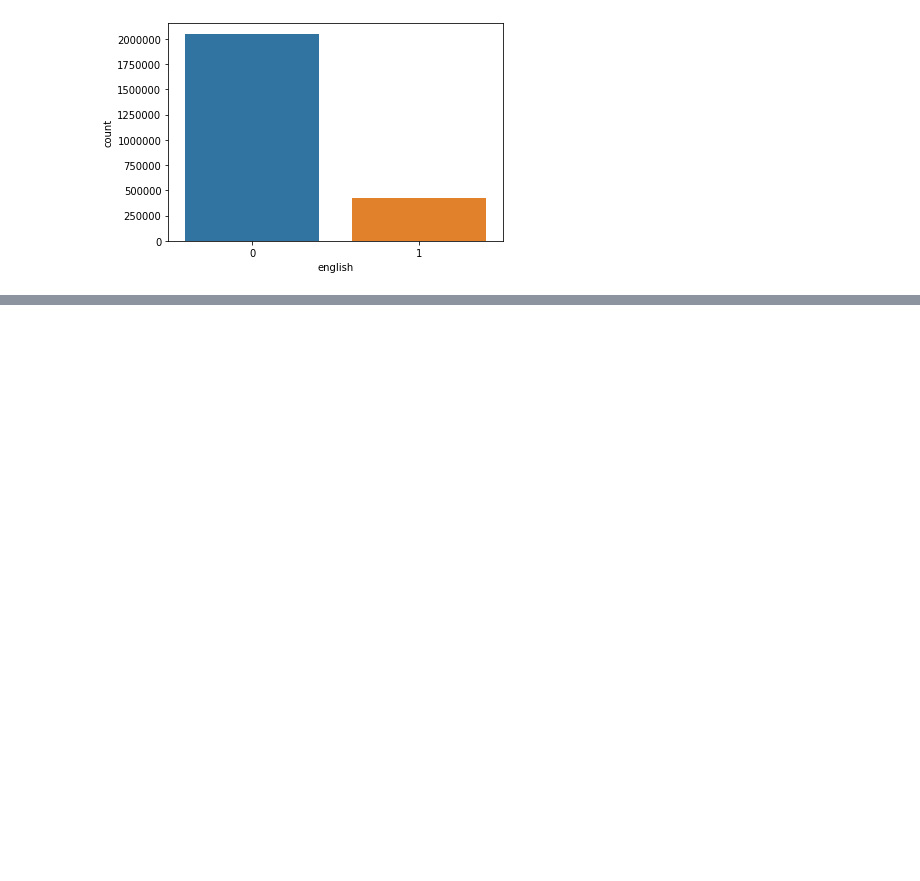
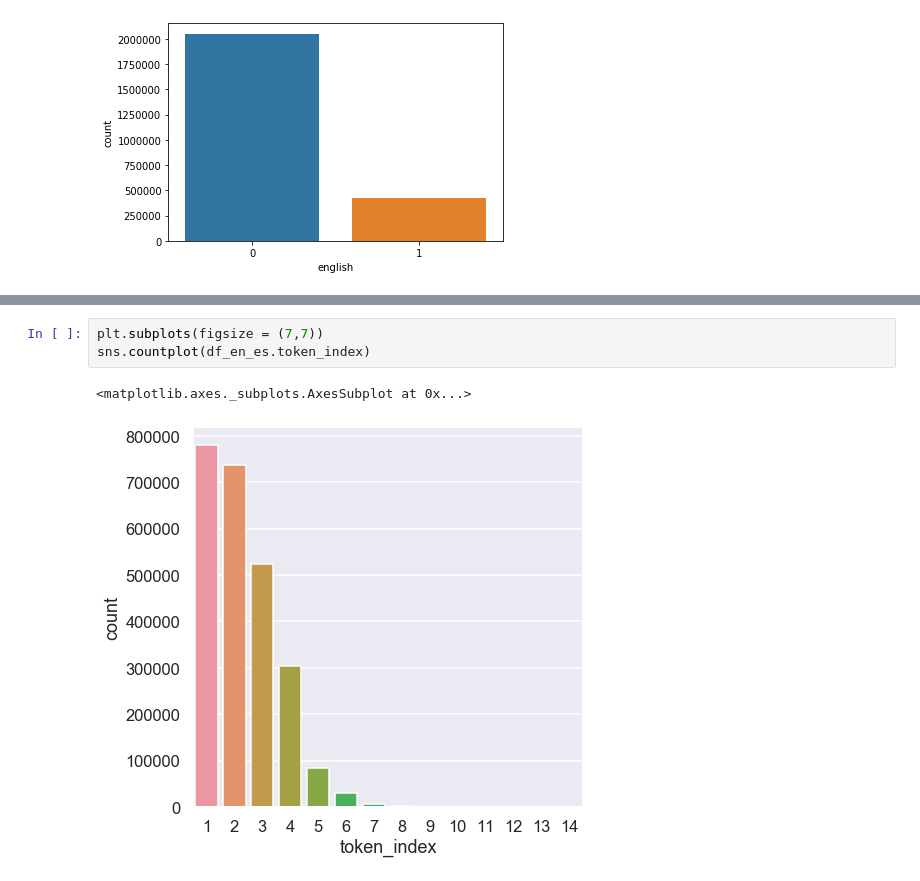
Before and after one commit to k-christensen/en_es_duo_SLAM, a Jupyter notebook: data_processing.ipynb, the cells around one changed output, grey strips where cells are left out. Cells and saved outputs as stored; diff of their text form; blank space fills up the shorter version.

```diff
--- a/data_processing.ipynb
+++ b/data_processing.ipynb
@@ -1800,0 +1820,6 @@ sns.countplot(df_en_es.english)
+# %%
+plt.subplots(figsize = (7,7))
+sns.countplot(df_en_es.token_index)
+# %% [output]
+<matplotlib.axes._subplots.AxesSubplot at 0x...>
+[figure, added]
```
Also changed, not shown: parts of 19 cells of this notebook, 4 other files.
